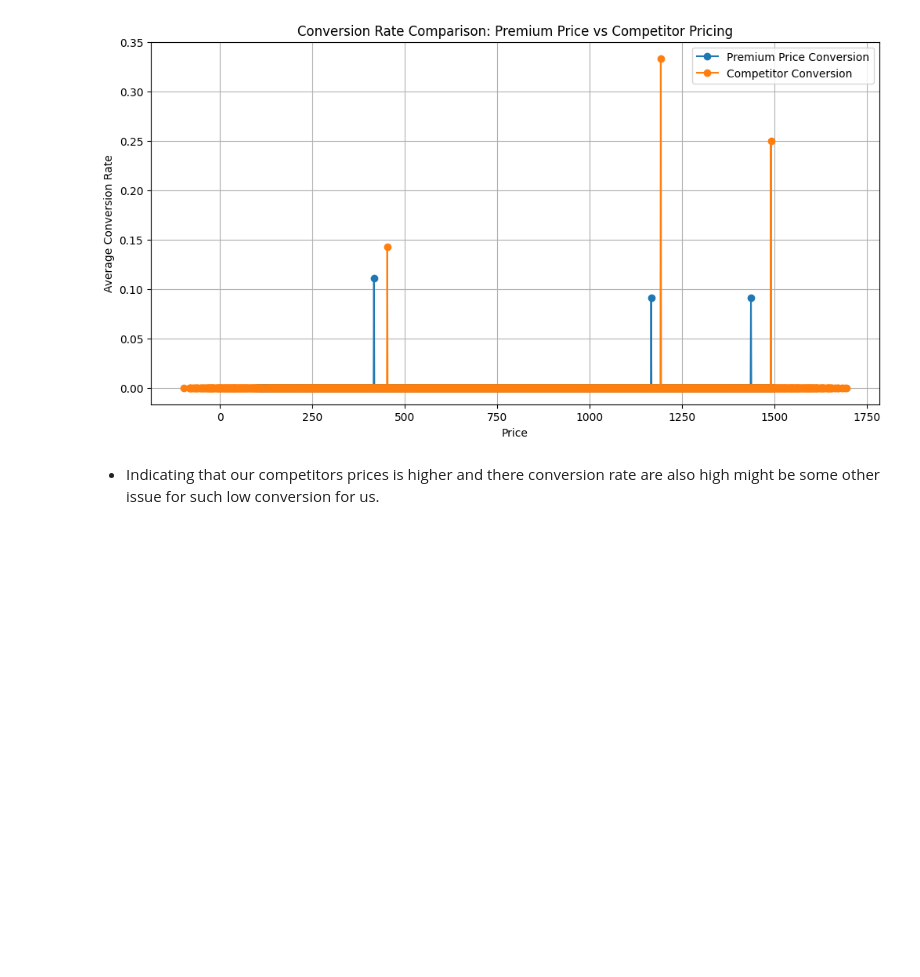
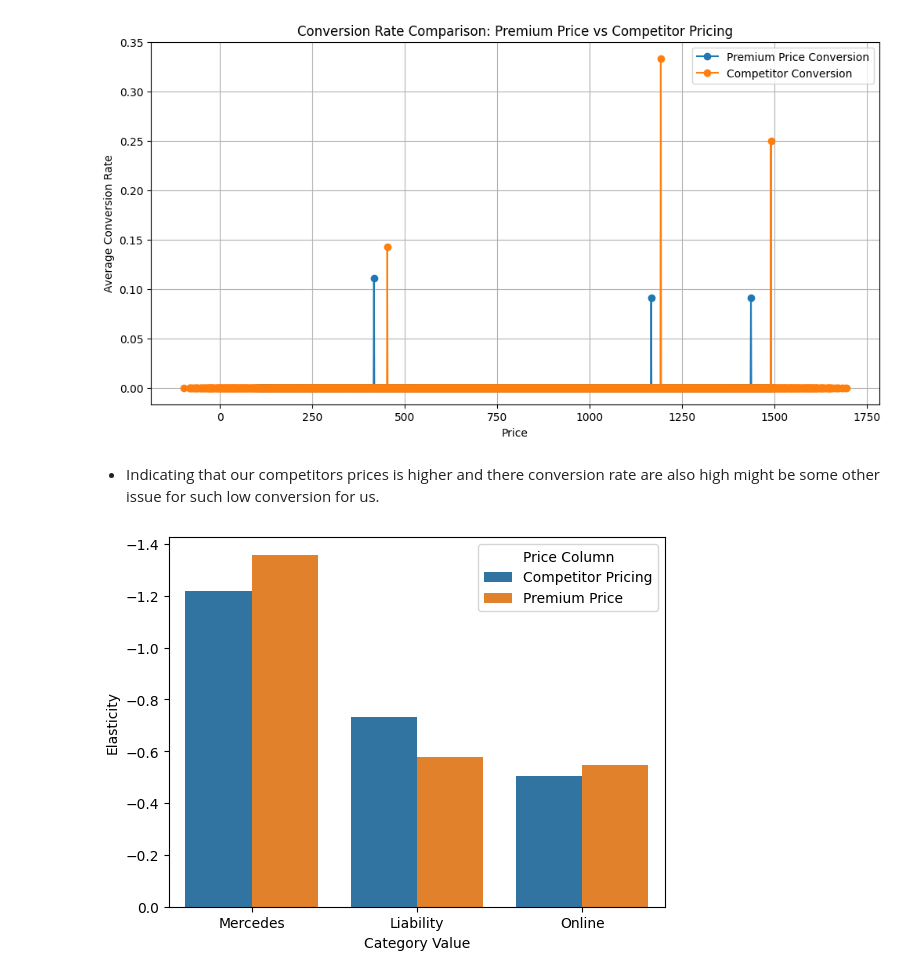
Before and after one commit to yakobodata/Athena_motor_insurance, a Jupyter notebook: experimentation/experimentation.ipynb, the cells around one changed output. Cells and saved outputs as stored; diff of their text form; code cells hidden in the pictures; blank space fills up the shorter version.

```diff
--- a/experimentation/experimentation.ipynb
+++ b/experimentation/experimentation.ipynb
@@ -312,12 +319,12 @@ plt.show()
 # %%
 import pandas as pd
 
-def calculate_elasticity(group):
+def calculate_elasticity(group, price_column):
     """
     This function calculates the price elasticity of demand based on changes
     in price (Premium Price) and conversion rate (Conversion).
     """
-    price_change = group["Premium Price"].pct_change()
+    price_change = group[price_column].pct_change()
     conversion_rate_change = group["Conversion"].pct_change()
 
     # Avoid division by zero or NaN issues
@@ -333,7 +340,7 @@ result = []
 
 # Apply elasticity calculation on all categorical columns
 for column in cat_cols:
-    elasticity_by_category = df.groupby(column).apply(calculate_elasticity)
+    elasticity_by_category = df.groupby(column).apply(calculate_elasticity, price_column="Premium Price")
 
     # Save the column name, category, and elasticity value in the result list
     for category, elasticity in elasticity_by_category.items():  # Use items() here
@@ -474,3 +481,36 @@ plt.show()
 [figure]
 # %% [markdown]
 - Indicating that our competitors prices is higher and there conversion rate are also high might be some other issue for such low conversion for us.
+# %%
+#lets check at which cateogry over premium and competitor has potential for price increment so we can do it asap
+# Apply elasticity calculation on all categorical columns for both price columns
+price_columns = ["Competitor Pricing", "Premium Price"]
+for column in cat_cols:
+    for price_column in price_columns:
+        elasticity_by_category = df.groupby(column).apply(calculate_elasticity, price_column=price_column)
+
+        # Save the column name, category, price column, and elasticity value in the result list
+        for category, elasticity in elasticity_by_category.items():
+            result.append({
+                'Category Column': column,
+                'Category Value': category,
+                'Price Column': price_column,
+                'Elasticity': elasticity
+            })
+
+# Convert the result list into a DataFrame
+elasticity_df = pd.DataFrame(result)
+
+# Drop rows with NaN values in Elasticity
+cleaned_elasticity_df = elasticity_df.dropna(subset=['Elasticity'])
+
+# calculate where is the area for the increments
+potential_increments = cleaned_elasticity_df[cleaned_elasticity_df["Elasticity"] < 0].dropna()
+# Plot the barplot with negative elasticity
+sns.barplot(data=potential_increments, x="Category Value", y="Elasticity", hue="Price Column")
+
+# Invert the y-axis
+plt.gca().invert_yaxis()
+plt.show()
+# %% [output]
+[figure, added]
```
Also changed, not shown: parts of 11 cells of this notebook.
